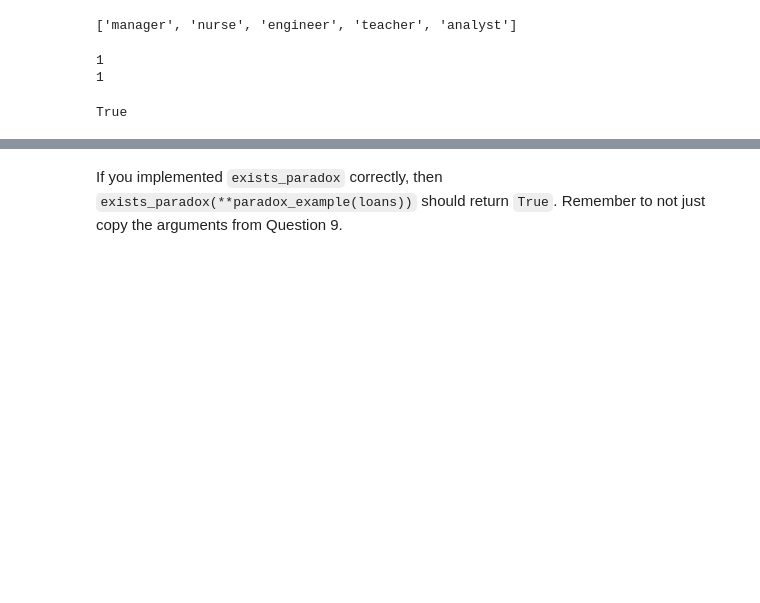
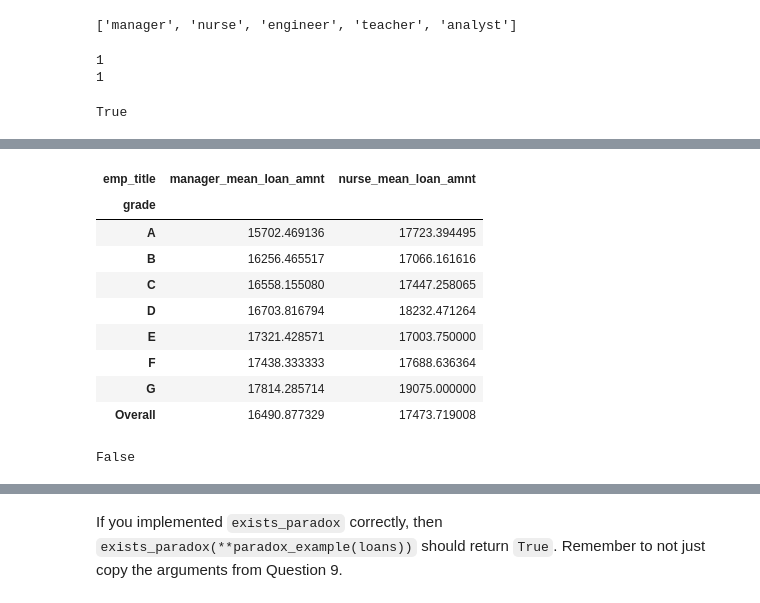
Before and after one commit to KevinHuang8706/dsc80-2024-fa, a Jupyter notebook: projects/project02/project.ipynb, the cells around one changed output, grey strips where cells are left out. Cells and saved outputs as stored; diff of their text form; code cells hidden in the pictures; blank space fills up the shorter version.

```diff
--- a/projects/project02/project.ipynb
+++ b/projects/project02/project.ipynb
@@ -1162 +1265,20 @@ True
+# %%
+aggregate_and_combine(loans,['manager','nurse'],'loan_amnt','grade')
+
+#bool(((diff[:-1] > 0).all() and diff[-1] < 0) or ((diff[:-1] < 0).all() and diff[-1] > 0))
+# %% [output]
+| emp_title | manager_mean_loan_amnt | nurse_mean_loan_amnt |
+| grade |  |  |
+| A | 15702.469136 | 17723.394495 |
+| B | 16256.465517 | 17066.161616 |
+| C | 16558.155080 | 17447.258065 |
+| D | 16703.816794 | 18232.471264 |
+| E | 17321.428571 | 17003.750000 |
+| F | 17438.333333 | 17688.636364 |
+| G | 17814.285714 | 19075.000000 |
+| Overall | 16490.877329 | 17473.719008 |
+# %%
+exists_paradox(loans,['manager','nurse'],'loan_amnt','term')
+# %% [output]
+False
 # %%
```
Also changed, not shown: parts of 19 cells of this notebook, 11 other files.
